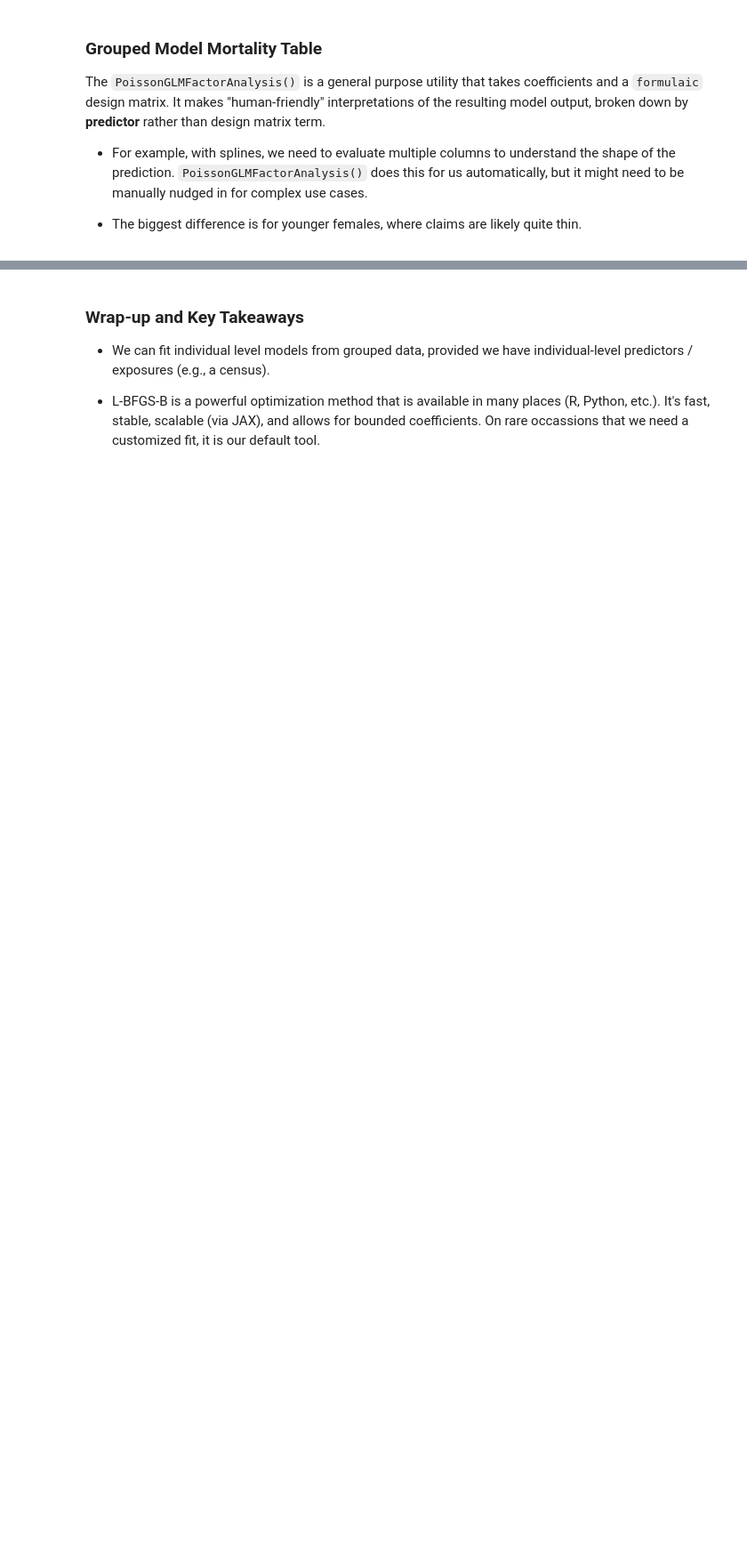
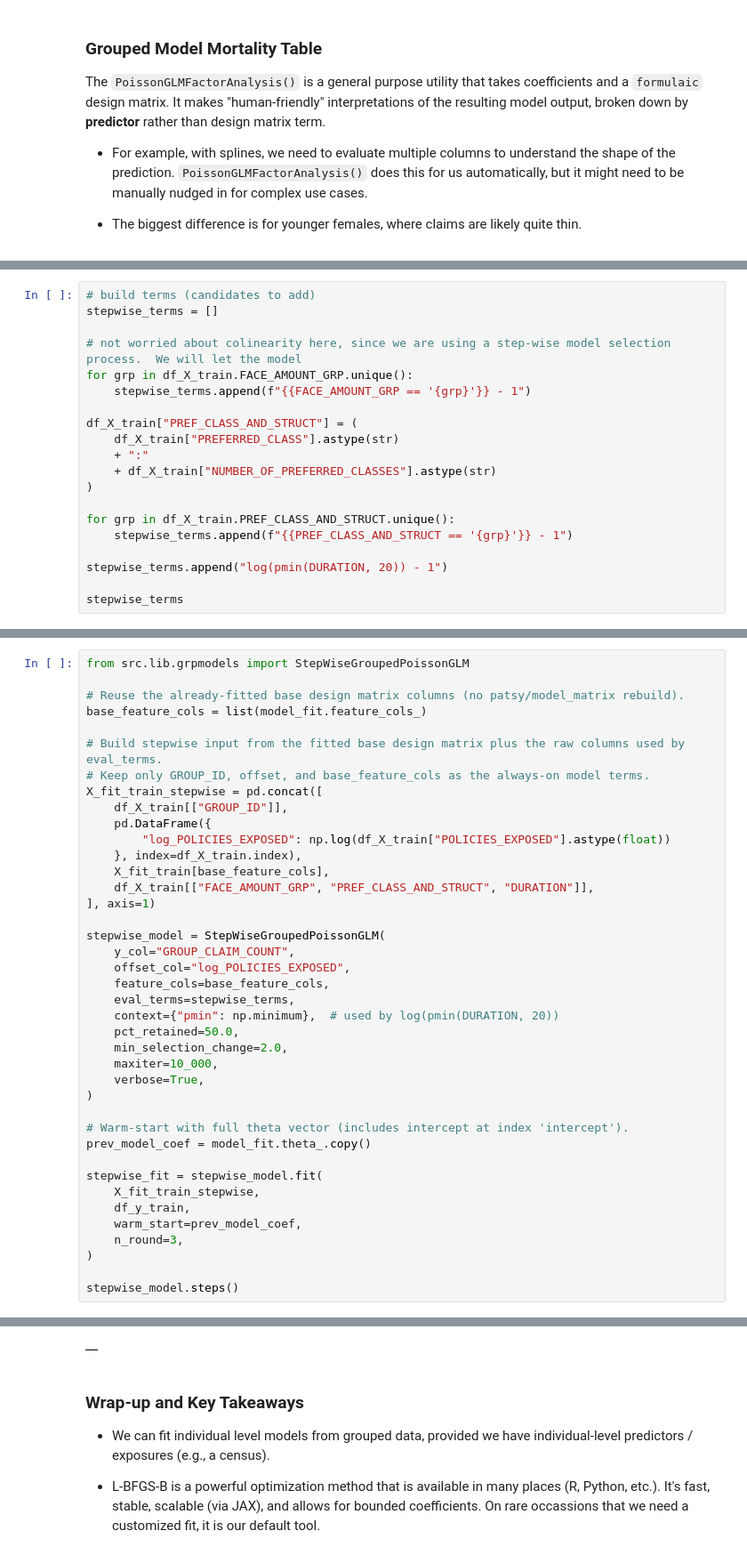
Before and after one commit to mma-fsa/data-examples, a Jupyter notebook: src/analysis/4_grouped_data_glm.ipynb, the cells around one changed output, grey strips where cells are left out. Shown at 89% size. Cells and saved outputs as stored; diff of their text form; blank space fills up the shorter version.

Commit message:
grp models

```diff
--- a/src/analysis/4_grouped_data_glm.ipynb
+++ b/src/analysis/4_grouped_data_glm.ipynb
@@ -507,0 +546,20 @@ df_mort_table_compare = pd.concat(
+# %%
+# build terms (candidates to add)
+stepwise_terms = []
+
+# not worried about colinearity here, since we are using a step-wise model selection process.  We will let the model
+for grp in df_X_train.FACE_AMOUNT_GRP.unique():
+    stepwise_terms.append(f"{{FACE_AMOUNT_GRP == '{grp}'}} - 1")
+
+df_X_train["PREF_CLASS_AND_STRUCT"] = (
+    df_X_train["PREFERRED_CLASS"].astype(str)
+    + ":"
+    + df_X_train["NUMBER_OF_PREFERRED_CLASSES"].astype(str)
+)
+
+for grp in df_X_train.PREF_CLASS_AND_STRUCT.unique():
+    stepwise_terms.append(f"{{PREF_CLASS_AND_STRUCT == '{grp}'}} - 1")
+
+stepwise_terms.append("log(pmin(DURATION, 20)) - 1")
+
+stepwise_terms
@@ -507,0 +601,41 @@ df_mort_table_compare = pd.concat(
+# %%
+from src.lib.grpmodels import StepWiseGroupedPoissonGLM
+
+# Reuse the already-fitted base design matrix columns (no patsy/model_matrix rebuild).
+base_feature_cols = list(model_fit.feature_cols_)
+
+# Build stepwise input from the fitted base design matrix plus the raw columns used by eval_terms.
+# Keep only GROUP_ID, offset, and base_feature_cols as the always-on model terms.
+X_fit_train_stepwise = pd.concat([
+    df_X_train[["GROUP_ID"]],
+    pd.DataFrame({
+        "log_POLICIES_EXPOSED": np.log(df_X_train["POLICIES_EXPOSED"].astype(float))
+    }, index=df_X_train.index),
+    X_fit_train[base_feature_cols],
+    df_X_train[["FACE_AMOUNT_GRP", "PREF_CLASS_AND_STRUCT", "DURATION"]],
+], axis=1)
+
+stepwise_model = StepWiseGroupedPoissonGLM(
+    y_col="GROUP_CLAIM_COUNT",
+    offset_col="log_POLICIES_EXPOSED",
+    feature_cols=base_feature_cols,
+    eval_terms=stepwise_terms,
+    context={"pmin": np.minimum},  # used by log(pmin(DURATION, 20))
+    pct_retained=50.0,
+    min_selection_change=2.0,
+    maxiter=10_000,
+    verbose=True,
+)
+
+# Warm-start with full theta vector (includes intercept at index 'intercept').
+prev_model_coef = model_fit.theta_.copy()
+
+stepwise_fit = stepwise_model.fit(
+    X_fit_train_stepwise,
+    df_y_train,
+    warm_start=prev_model_coef,
+    n_round=3,
+)
+
+stepwise_model.steps()
+# %% [output]
@@ -508,3 +645,4 @@ df_mort_table_compare = pd.concat(
+|  |
 # %% [markdown]
 ### Wrap-up and Key Takeaways
 
```
Also changed, not shown: parts of 16 cells of this notebook, 1 other file.
